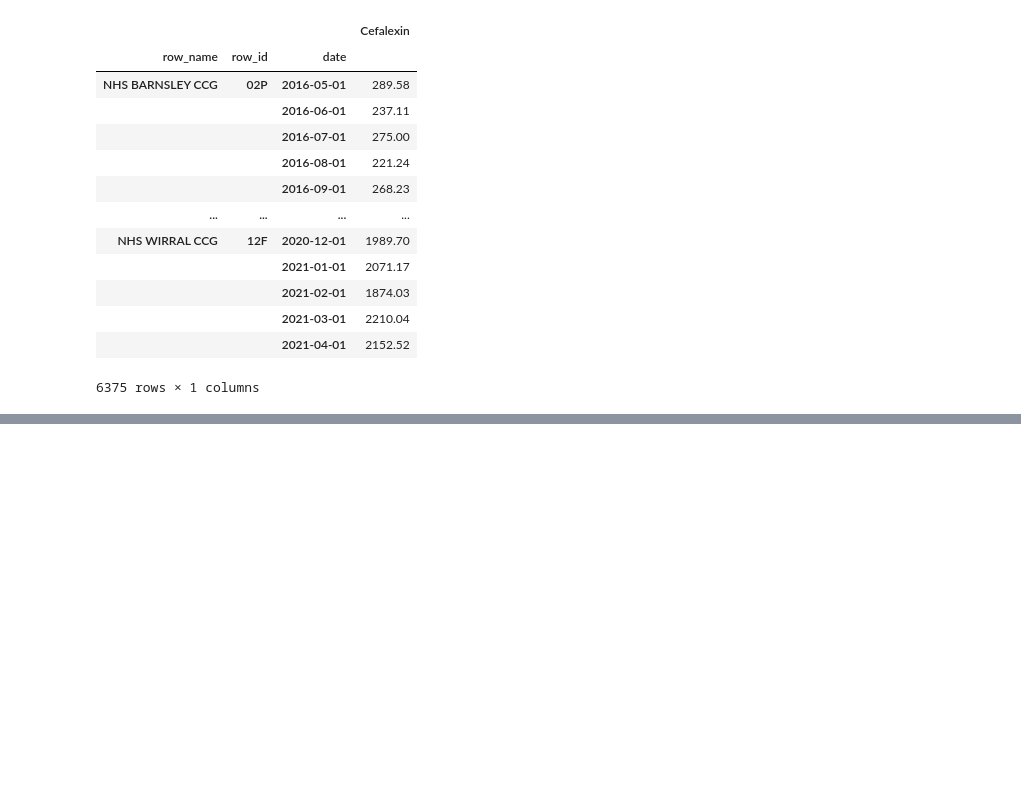
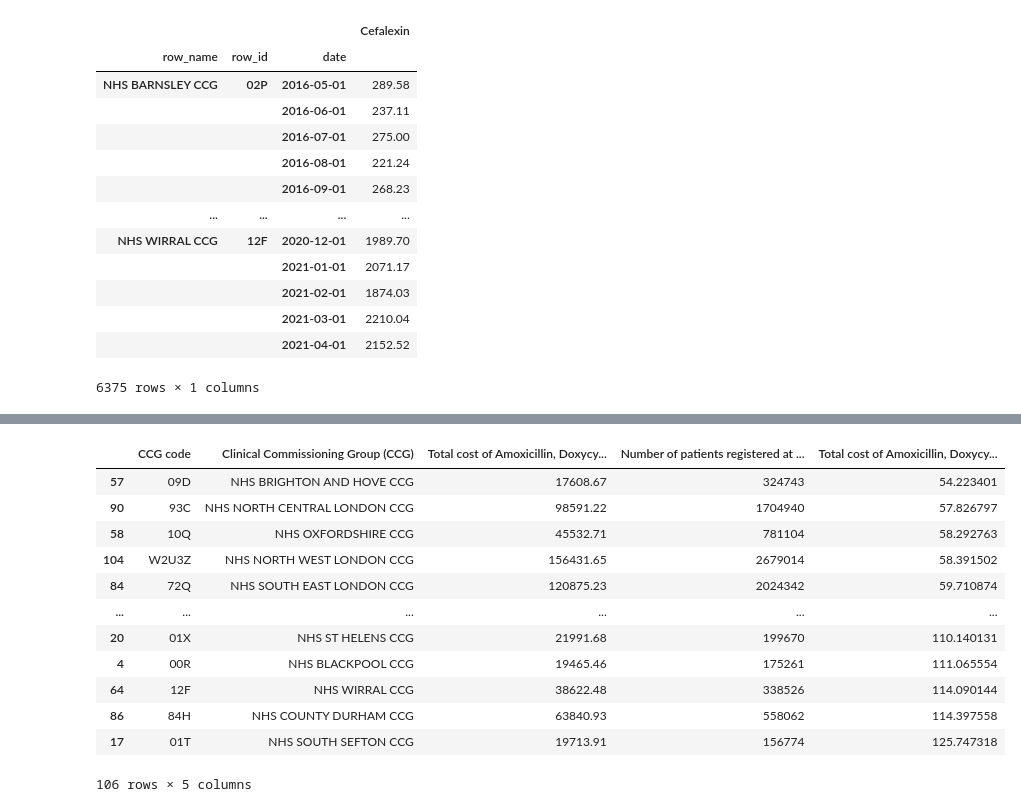
Before and after one commit to mattia-ficarelli/antibiotic_cost, a Jupyter notebook: dev.ipynb, the cells around one changed output, grey strips where cells are left out. Saved outputs shown, nothing was run; the diff lists cells and outputs as text; code cells hidden in the pictures; blank space fills up the shorter version.

```diff
--- a/dev.ipynb
+++ b/dev.ipynb
@@ -194,0 +124,12 @@ fig.show()
+# %%
+#CCG pop from NHS digital
+csv_url = "https://files.digital.nhs.uk/40/2232E5/gp-reg-pat-prac-all.csv"
+req = requests.get(csv_url)
+url_content = req.content
+csv_file = open('downloaded.csv', 'wb')
+csv_file.write(url_content)
+csv_file.close()
+df1 = pd.read_csv('downloaded.csv')
+CCG_pop = df1.groupby(['CCG_CODE']).sum().reset_index()
+CCG_pop.rename(columns={'CCG_CODE': 'CCG code', 'NUMBER_OF_PATIENTS': 'Number of patients registered at GP practices'}, inplace=True)
+CCG_pop
@@ -194,0 +150,29 @@ fig.show()
+# %%
+current_year = datetime.now().year
+current_year_str = str(current_year)
+# %%
+all_antibiotics["Date"] = pd.to_datetime(all_antibiotics["Date"]).apply(lambda x: x.strftime("%Y"))
+all_antibiotics_current_year = all_antibiotics.loc[all_antibiotics['Date'] == current_year_str]
+df1 = all_antibiotics_current_year.groupby(["CCG code", "Clinical Commissioning Group (CCG)"]).sum()
+df2 = df1.drop(columns=['Amoxicillin', 'Doxycycline Hyclate', 'Cefalexin'])
+df3 = df2.reset_index()
+df4 = df3.join(CCG_pop, rsuffix='CCG code')
+df5 = df4.drop(columns=['CCG codeCCG code'])
+df5["Total cost of Amoxicillin, Doxycycline Hyclate, Cefalexin (£) per 1000 GP registered patients"] = df5["Total cost of Amoxicillin, Doxycycline Hyclate, Cefalexin (£)"]/(df5["Number of patients registered at GP practices"]/1000)
+df5.round(2)
+df6 = df5.sort_values(by='Total cost of Amoxicillin, Doxycycline Hyclate, Cefalexin (£) per 1000 GP registered patients' , ascending=True)
+df6
+# %% [output]
+|  | CCG code | Clinical Commissioning Group (CCG) | Total cost of Amoxicillin, Doxycy... | Number of patients registered at ... | Total cost of Amoxicillin, Doxycy... |
+| 57 | 09D | NHS BRIGHTON AND HOVE CCG | 17608.67 | 324743 | 54.223401 |
+| 90 | 93C | NHS NORTH CENTRAL LONDON CCG | 98591.22 | 1704940 | 57.826797 |
+| 58 | 10Q | NHS OXFORDSHIRE CCG | 45532.71 | 781104 | 58.292763 |
+| 104 | W2U3Z | NHS NORTH WEST LONDON CCG | 156431.65 | 2679014 | 58.391502 |
+| 84 | 72Q | NHS SOUTH EAST LONDON CCG | 120875.23 | 2024342 | 59.710874 |
+| ... | ... | ... | ... | ... | ... |
+| 20 | 01X | NHS ST HELENS CCG | 21991.68 | 199670 | 110.140131 |
+| 4 | 00R | NHS BLACKPOOL CCG | 19465.46 | 175261 | 111.065554 |
+| 64 | 12F | NHS WIRRAL CCG | 38622.48 | 338526 | 114.090144 |
+| 86 | 84H | NHS COUNTY DURHAM CCG | 63840.93 | 558062 | 114.397558 |
+| 17 | 01T | NHS SOUTH SEFTON CCG | 19713.91 | 156774 | 125.747318 |
+106 rows × 5 columns
```
Also changed, not shown: parts of 12 cells of this notebook, 1 other file.
